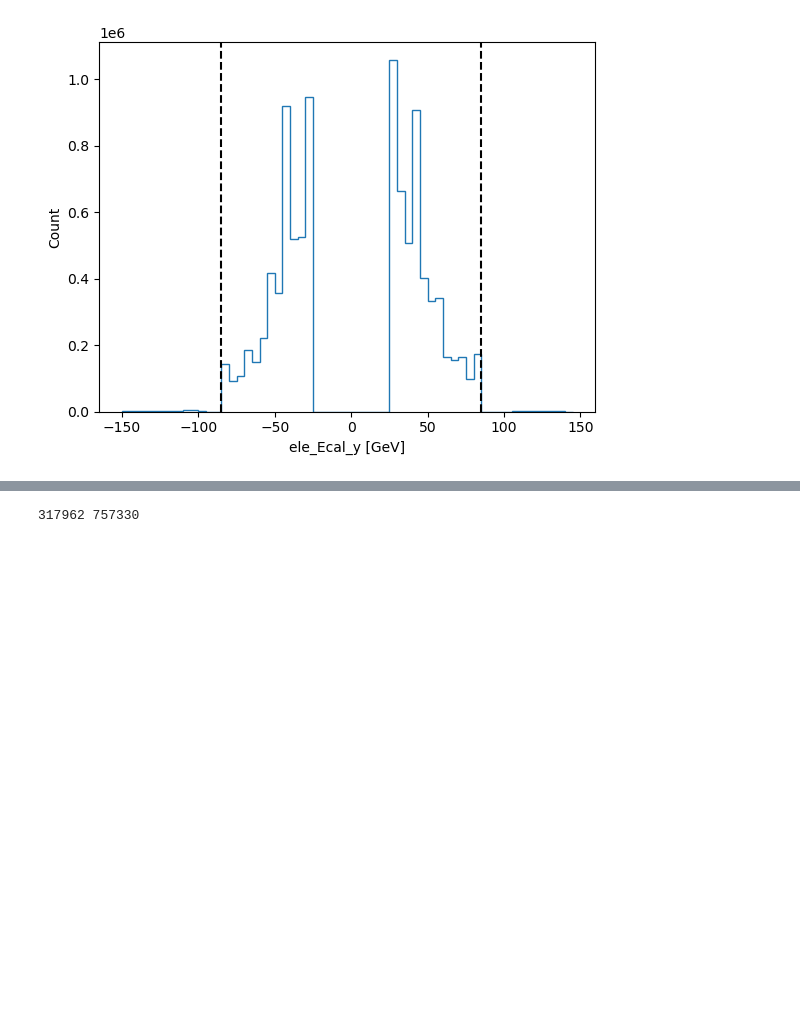
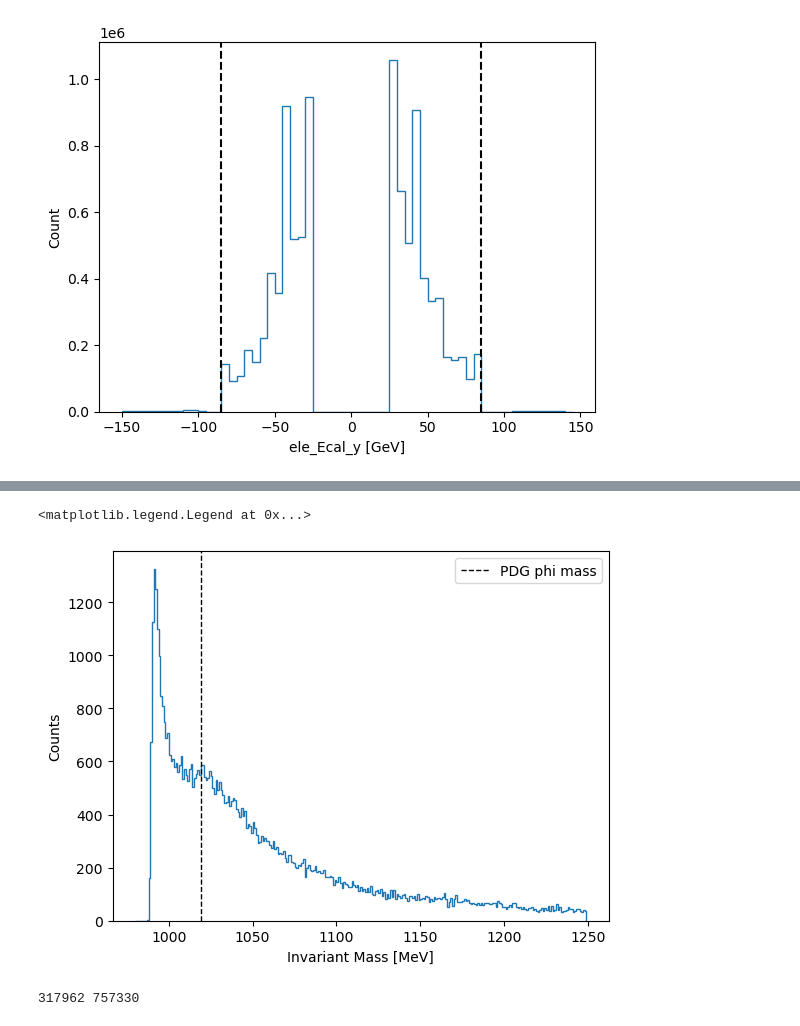
Before and after one commit to mghrear/pivoting-ANN, a Jupyter notebook: full_dataset.ipynb, the cells around one changed output, grey strips where cells are left out. Cells and saved outputs as stored; diff of their text form; code cells hidden in the pictures; blank space fills up the shorter version.

```diff
--- a/full_dataset.ipynb
+++ b/full_dataset.ipynb
@@ -340,3 +345,15 @@ plt.legend()
+# %%
+df_data_posEcal_cut = df_data[(df_data.pos_E_Ecal > QualCuts['pos_E_Ecal_low']) & (df_data['ANN']>ANN_selection)].reset_index(drop=True)
+x_vals = 1000*df_data_posEcal_cut.InvM
+
+plt.hist(x_vals, bins=np.arange(980,1250,1), histtype='step')
+plt.axvline(1019.461, color='k', linestyle='dashed', linewidth=1, label='PDG phi mass')
+plt.xlabel('Invariant Mass [MeV]')
+plt.ylabel('Counts')
+plt.legend()
+# %% [output]
+<matplotlib.legend.Legend at 0x...>
+[figure, added]
 # %%
 m_K = 0.493677
 
```
Also changed, not shown: parts of 6 cells of this notebook, 9 other files.
